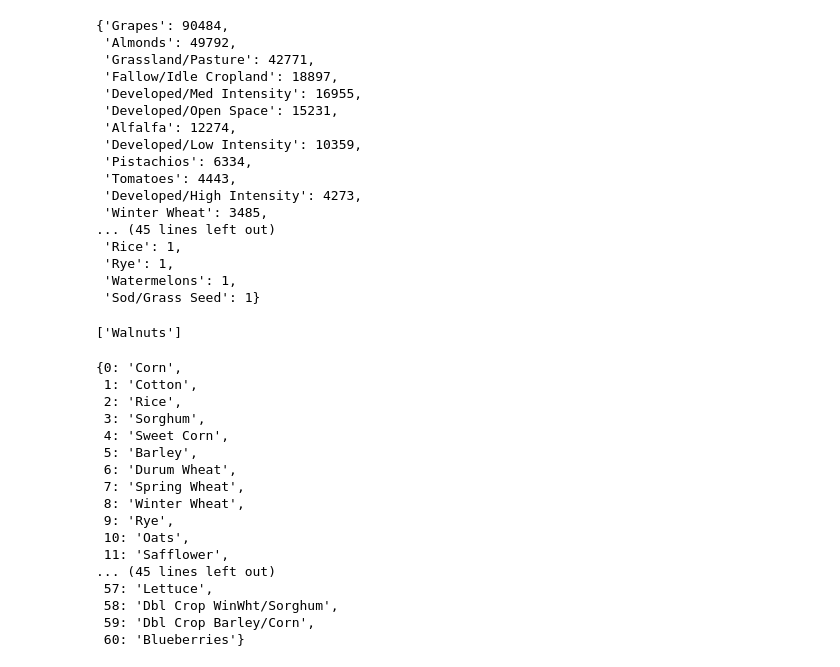
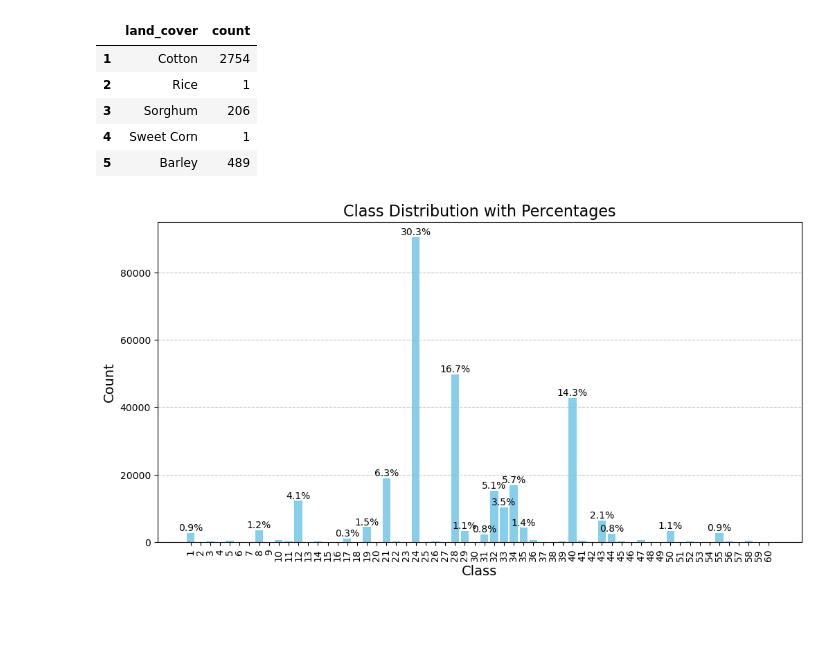
Before and after one commit to sebdaws/land_cover_class, a Jupyter notebook: stats.ipynb, the cells around one changed output. Drawn from its saved outputs; the diff is of its cells as text; code cells hidden in the pictures; blank space fills up the shorter version.

```diff
--- a/stats.ipynb
+++ b/stats.ipynb
@@ -6,12 +6,12 @@ def plot_class_distribution_with_percentage(class_distribution, title="Class Dis
     Plot the class distribution as a bar chart with percentages annotated on each bar.
 
     Args:
-        class_distribution (dict): A dictionary of class counts.
+        class_distribution (DataFrame): A DataFrame of class counts.
         title (str): The title of the plot.
         save_path (str): Optional path to save the plot.
     """
-    classes = list(class_distribution.keys())
-    counts = list(class_distribution.values())
+    classes = list(class_distribution.index)
+    counts = list(class_distribution['count'])
 
     total_samples = sum(counts)  # Total samples in the dataset
     percentages = [count / total_samples * 100 for count in counts]  # Calculate percentage for each class
@@ -38,61 +38,31 @@ def plot_class_distribution_with_percentage(class_distribution, title="Class Dis
         plt.show()
 # %%
 import pandas as pd
-import pprint
 
 with open('data/land_cover_representation/metadata.csv') as f:
     metadata = pd.read_csv(f)
 
 classes = pd.unique(metadata['land_cover'])
 class_distribution = pd.Series(metadata['land_cover']).value_counts()
 classes_dict = pd.Series.to_dict(class_distribution)
 
-pprint.pp(classes_dict)
+class_doc = dict(zip(pd.unique(metadata['y']), pd.unique(metadata['land_cover'])))
+class_doc = dict(sorted(class_doc.items()))
+
+class_count = {}
+for i in range(1, 61):
+    class_count[i] = (class_doc[i], classes_dict[class_doc[i]])
+
+count_df = pd.DataFrame.from_dict(class_count, orient='index', columns=['land_cover', 'count'])
+
+display(count_df.head())
+
+plot_class_distribution_with_percentage(count_df)
 # %% [output]
-{'Grapes': 90484,
- 'Almonds': 49792,
- 'Grassland/Pasture': 42771,
- 'Fallow/Idle Cropland': 18897,
- 'Developed/Med Intensity': 16955,
- 'Developed/Open Space': 15231,
- 'Alfalfa': 12274,
- 'Developed/Low Intensity': 10359,
- 'Pistachios': 6334,
- 'Tomatoes': 4443,
- 'Developed/High Intensity': 4273,
- 'Winter Wheat': 3485,
-... (45 lines left out)
- 'Rice': 1,
- 'Rye': 1,
- 'Watermelons': 1,
- 'Sod/Grass Seed': 1}
+|  | land_cover | count |
+| 1 | Cotton | 2754 |
+| 2 | Rice | 1 |
+| 3 | Sorghum | 206 |
+| 4 | Sweet Corn | 1 |
+| 5 | Barley | 489 |
+[figure, added]
-# %%
-class_names = pd.unique(metadata['land_cover'])
-
-test1 = metadata[metadata['y'] == 29]
-print(pd.unique(test1['land_cover']))
-# %% [output]
-['Walnuts']
-# %%
-class_doc = dict(zip(pd.unique(metadata['y']), pd.unique(metadata['land_cover'])))
-class_doc = dict(sorted(class_doc.items()))
-
-pprint.pp(class_doc)
-# %% [output]
-{0: 'Corn',
- 1: 'Cotton',
- 2: 'Rice',
- 3: 'Sorghum',
- 4: 'Sweet Corn',
- 5: 'Barley',
- 6: 'Durum Wheat',
- 7: 'Spring Wheat',
- 8: 'Winter Wheat',
- 9: 'Rye',
- 10: 'Oats',
- 11: 'Safflower',
-... (45 lines left out)
- 57: 'Lettuce',
- 58: 'Dbl Crop WinWht/Sorghum',
- 59: 'Dbl Crop Barley/Corn',
- 60: 'Blueberries'}
```
Also changed, not shown: parts of 1 cell of this notebook, 2 other files.
